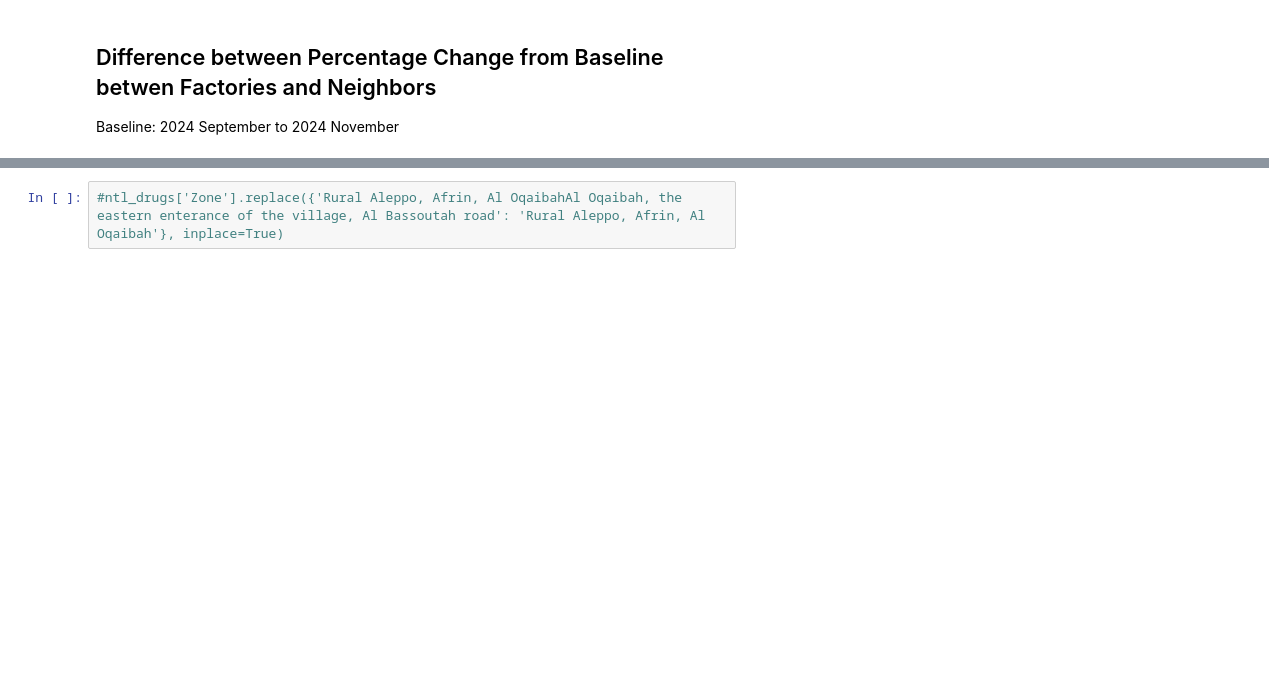
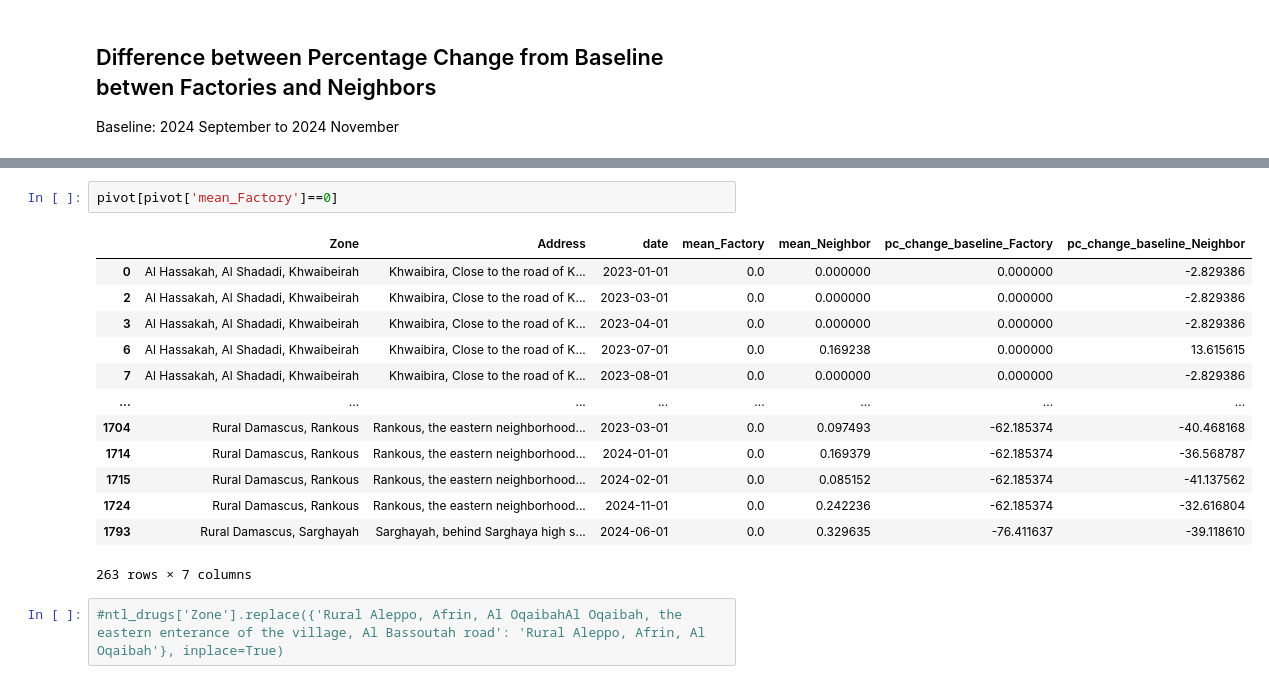
Before and after one commit to datapartnership/syria-economic-monitor, a Jupyter notebook: notebooks/ntl-analysis/ntl-drugs.ipynb, the cells around one changed output, grey strips where cells are left out. Cells and saved outputs as stored; diff of their text form; blank space fills up the shorter version.

```diff
--- a/notebooks/ntl-analysis/ntl-drugs.ipynb
+++ b/notebooks/ntl-analysis/ntl-drugs.ipynb
@@ -341,3 +394,19 @@ pivot
+# %%
+pivot[pivot['mean_Factory']==0]
+# %% [output]
+|  | Zone | Address | date | mean_Factory | mean_Neighbor | pc_change_baseline_Factory | pc_change_baseline_Neighbor |
+| 0 | Al Hassakah, Al Shadadi, Khwaibeirah | Khwaibira, Close to the road of K... | 2023-01-01 | 0.0 | 0.000000 | 0.000000 | -2.829386 |
+| 2 | Al Hassakah, Al Shadadi, Khwaibeirah | Khwaibira, Close to the road of K... | 2023-03-01 | 0.0 | 0.000000 | 0.000000 | -2.829386 |
+| 3 | Al Hassakah, Al Shadadi, Khwaibeirah | Khwaibira, Close to the road of K... | 2023-04-01 | 0.0 | 0.000000 | 0.000000 | -2.829386 |
+| 6 | Al Hassakah, Al Shadadi, Khwaibeirah | Khwaibira, Close to the road of K... | 2023-07-01 | 0.0 | 0.169238 | 0.000000 | 13.615615 |
+| 7 | Al Hassakah, Al Shadadi, Khwaibeirah | Khwaibira, Close to the road of K... | 2023-08-01 | 0.0 | 0.000000 | 0.000000 | -2.829386 |
+| ... | ... | ... | ... | ... | ... | ... | ... |
+| 1704 | Rural Damascus, Rankous | Rankous, the eastern neighborhood... | 2023-03-01 | 0.0 | 0.097493 | -62.185374 | -40.468168 |
+| 1714 | Rural Damascus, Rankous | Rankous, the eastern neighborhood... | 2024-01-01 | 0.0 | 0.169379 | -62.185374 | -36.568787 |
+| 1715 | Rural Damascus, Rankous | Rankous, the eastern neighborhood... | 2024-02-01 | 0.0 | 0.085152 | -62.185374 | -41.137562 |
+| 1724 | Rural Damascus, Rankous | Rankous, the eastern neighborhood... | 2024-11-01 | 0.0 | 0.242236 | -62.185374 | -32.616804 |
+| 1793 | Rural Damascus, Sarghayah | Sarghayah, behind Sarghaya high s... | 2024-06-01 | 0.0 | 0.329635 | -76.411637 | -39.118610 |
+263 rows × 7 columns
 # %%
 #ntl_drugs['Zone'].replace({'Rural Aleppo, Afrin, Al OqaibahAl Oqaibah, the eastern enterance of the village, Al Bassoutah road': 'Rural Aleppo, Afrin, Al Oqaibah'}, inplace=True)
 # %%
```
Also changed, not shown: parts of 9 cells of this notebook.
